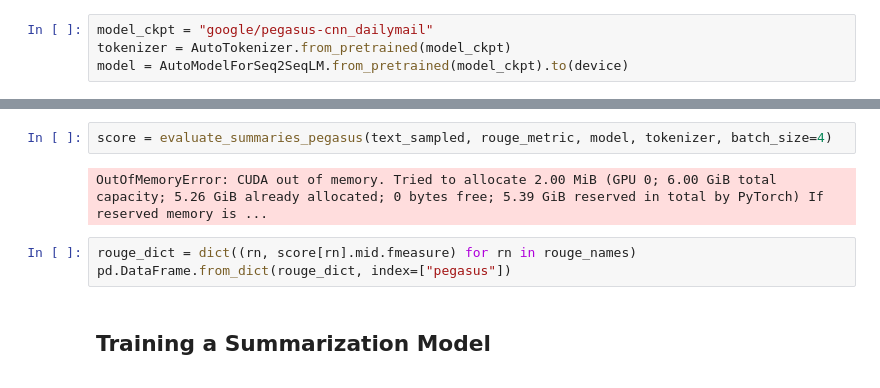
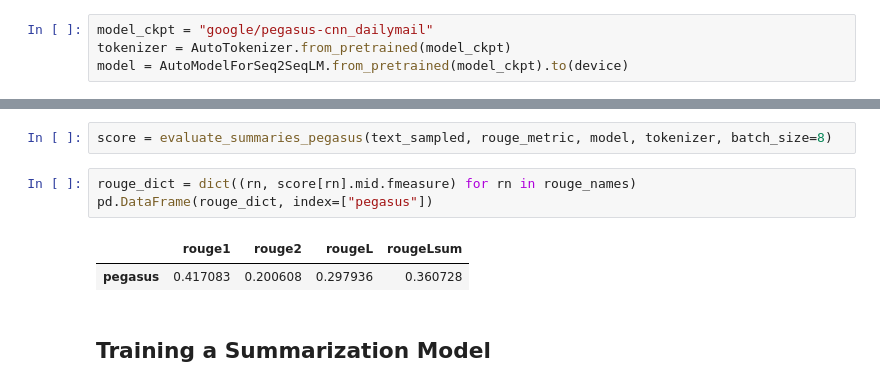
Before and after one commit to tmoroder/nlp-with-transformers, a Jupyter notebook: 06-summarization.ipynb, the cells around one changed output, grey strips where cells are left out. Saved outputs shown, nothing was run; the diff lists cells and outputs as text.

```diff
--- a/06-summarization.ipynb
+++ b/06-summarization.ipynb
@@ -395,10 +418,11 @@ Theia, a bully breed mix, was apparently hit by a car, whacked with a hammer and
 # %%
-score = evaluate_summaries_pegasus(text_sampled, rouge_metric, model, tokenizer, batch_size=4)
+score = evaluate_summaries_pegasus(text_sampled, rouge_metric, model, tokenizer, batch_size=8)
-# %% [output]
-OutOfMemoryError: CUDA out of memory. Tried to allocate 2.00 MiB (GPU 0; 6.00 GiB total capacity; 5.26 GiB already allocated; 0 bytes free; 5.39 GiB reserved in total by PyTorch) If reserved memory is ...
 # %%
 rouge_dict = dict((rn, score[rn].mid.fmeasure) for rn in rouge_names)
-pd.DataFrame.from_dict(rouge_dict, index=["pegasus"])
+pd.DataFrame(rouge_dict, index=["pegasus"])
+# %% [output]
+|  | rouge1 | rouge2 | rougeL | rougeLsum |
+| pegasus | 0.417083 | 0.200608 | 0.297936 | 0.360728 |
 # %% [markdown]
 ## Training a Summarization Model
 # %%
```
Also changed, not shown: parts of 23 cells of this notebook.
